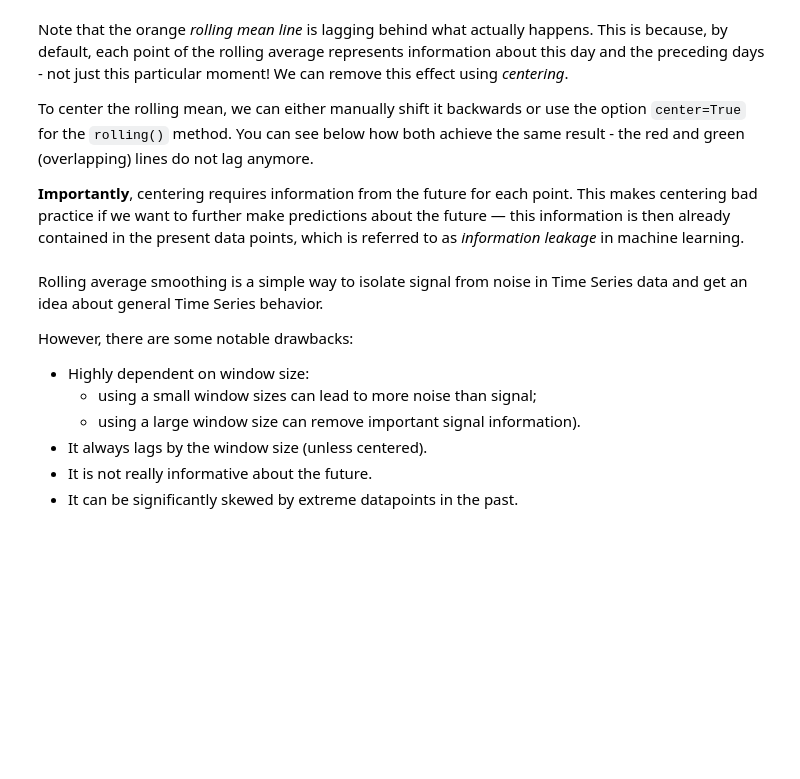
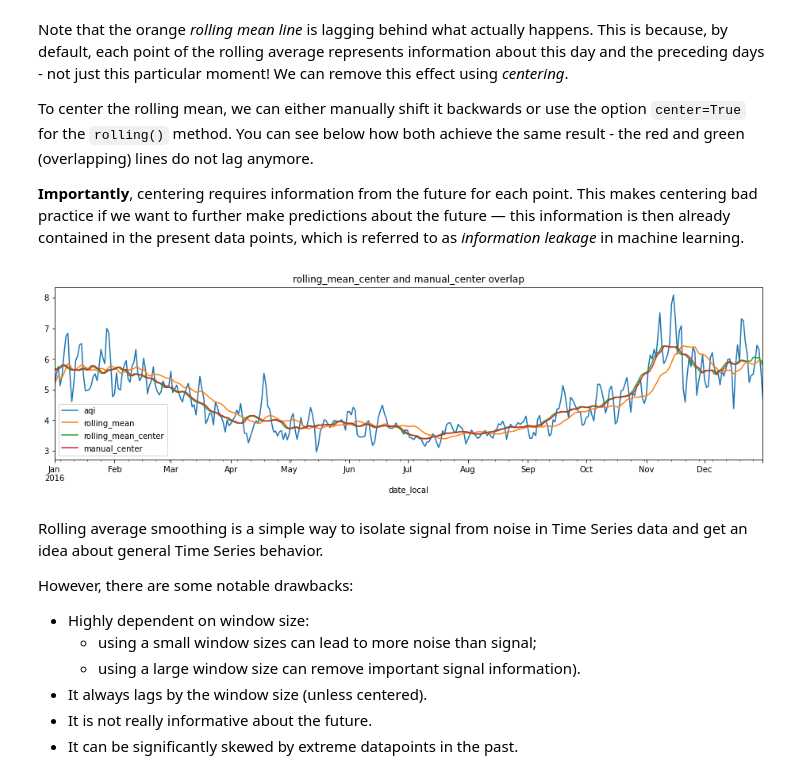
Before and after one commit to staeff/time-series, a Jupyter notebook: 01_time_series_analysis.ipynb, the cells around one changed output. Drawn from its saved outputs; the diff is of its cells as text; code cells hidden in the pictures; blank space fills up the shorter version.

```diff
--- a/01_time_series_analysis.ipynb
+++ b/01_time_series_analysis.ipynb
@@ -410,14 +402,16 @@ __Importantly__, centering requires information from the future for each point.
 # %%
 (
     air_df_2016
     .assign(
         rolling_mean=lambda df: df['aqi'].rolling('20D').mean(),
         # With `center=True` window size cannot be a time frame!
-        rolling_mean_center=lambda df: df['aqi'].rolling(20, center=True).mean(),
+        rolling_mean_center=lambda df: df['aqi'].rolling('20D', center=True).mean(),
         manual_center=lambda df: df['rolling_mean'].shift(-9)
     )
     .plot(figsize=(16,4), title='rolling_mean_center and manual_center overlap')
 );
+# %% [output]
+[figure, added]
 # %% [markdown]
 Rolling average smoothing is a simple way to isolate signal from noise in Time Series data and get an idea about general Time Series behavior.
 
```
Also changed, not shown: parts of 11 cells of this notebook, 1 other file.
